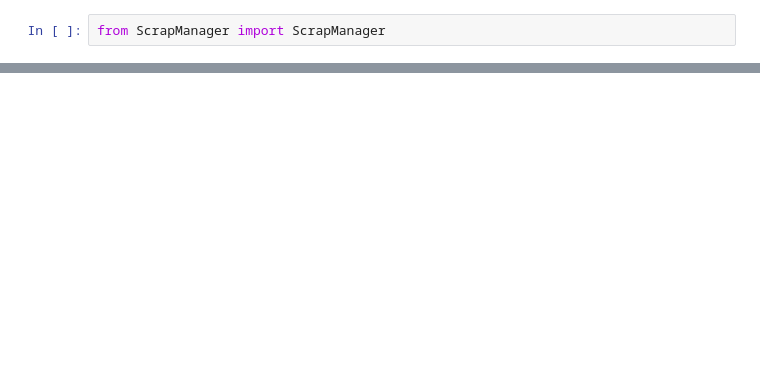
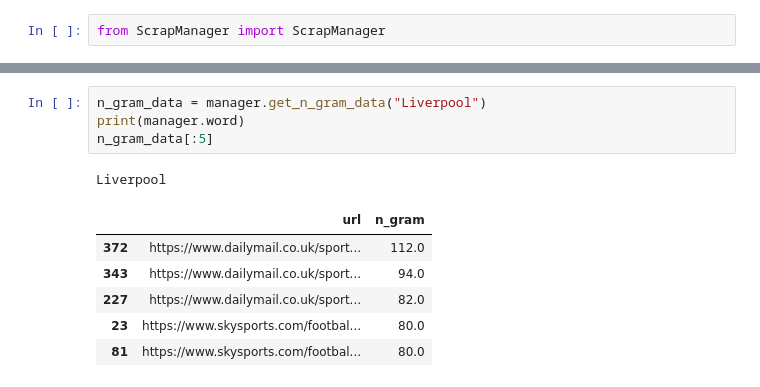
Before and after one commit to Dsypasit/web_crawler, a Jupyter notebook: crawling_test.ipynb, the cells around one changed output, grey strips where cells are left out. Drawn from its saved outputs; the diff is of its cells as text; blank space fills up the shorter version.

```diff
--- a/crawling_test.ipynb
+++ b/crawling_test.ipynb
@@ -73,0 +101,12 @@ operable program or batch file.
+# %%
+n_gram_data = manager.get_n_gram_data("Liverpool")
+print(manager.word)
+n_gram_data[:5]
+# %% [output]
+Liverpool
+|  | url | n_gram |
+| 372 | https://www.dailymail.co.uk/sport... | 112.0 |
+| 343 | https://www.dailymail.co.uk/sport... | 94.0 |
+| 227 | https://www.dailymail.co.uk/sport... | 82.0 |
+| 23 | https://www.skysports.com/footbal... | 80.0 |
+| 81 | https://www.skysports.com/footbal... | 80.0 |
```
Also changed, not shown: parts of 8 cells of this notebook, 2 other files.
